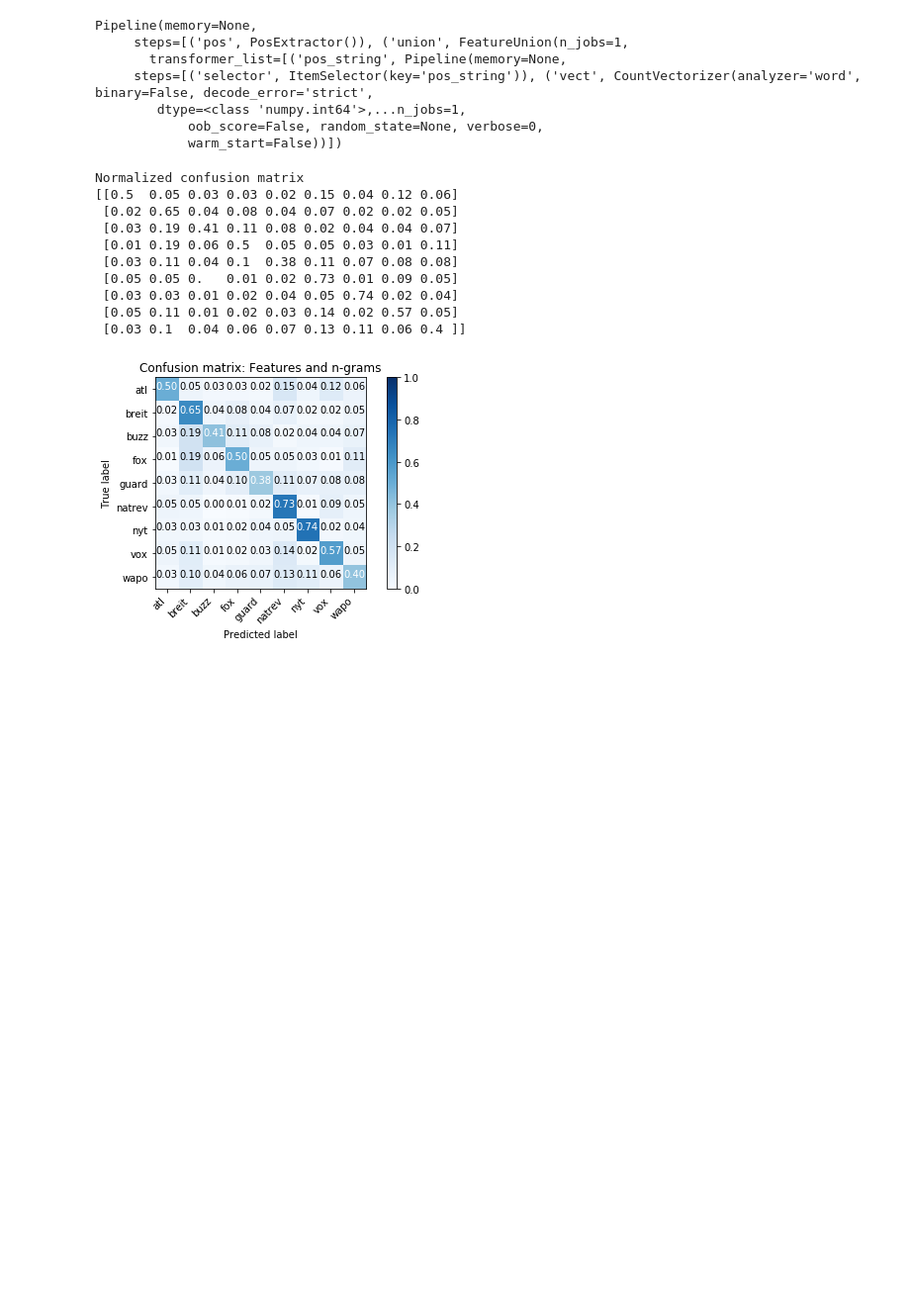
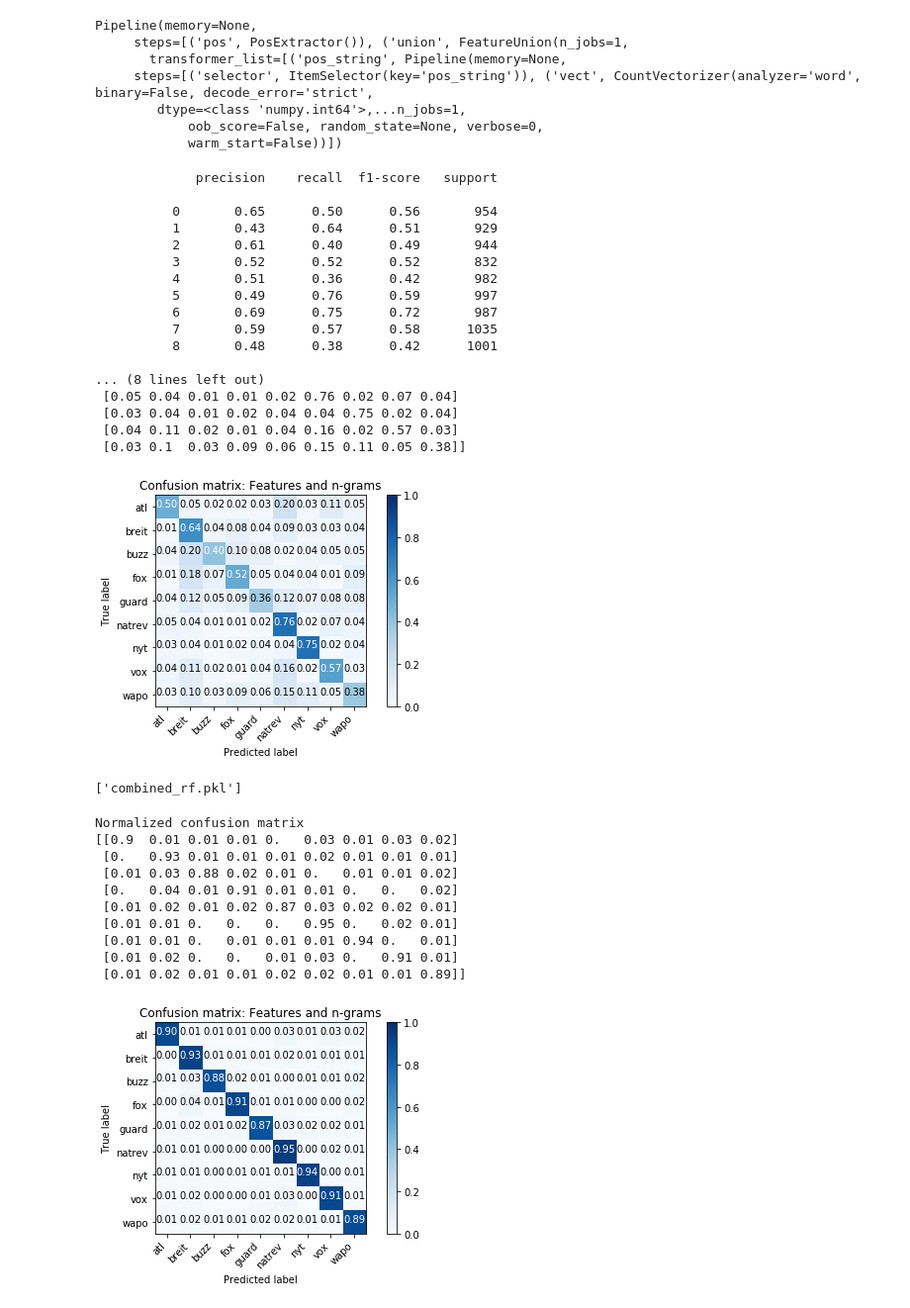
Before and after one commit to jwymbs23/insight, a Jupyter notebook: classify.ipynb, the cells around one changed output. Shown: that part at 99% size. Drawn from its saved outputs; the diff is of its cells as text; code cells hidden in the pictures; blank space fills up the shorter version.

```diff
--- a/classify.ipynb
+++ b/classify.ipynb
@@ -128,6 +131,27 @@ def train_model(model, X_train, y_train, title):
 def score_model(y_test, y_pred, pub_names, title):
 
     #print(model.score(X_test, y_test))
+
+    cnf_matrix = confusion_matrix(y_test, y_pred)
+    np.set_printoptions(precision=2)
+
+    plt.figure()
+    plot_confusion_matrix(cnf_matrix, classes=pub_names,
+                      title='Confusion matrix: ' + title, normalize = True)
+
+    #plot_auc_roc(model)
+    #return y_pred
+
+
+def score_model_top_two(y_test, y_pred_prob, pub_names, title):
+
+    #print(model.score(X_test, y_test))
+    y_pred = []
+    for true, row in zip(y_test, y_pred_prob):
+        if true in row.argsort()[-2:][::-1]:
+            y_pred.append(true)
+        else:
+            y_pred.append(row.argmax())
 
     cnf_matrix = confusion_matrix(y_test, y_pred)
     np.set_printoptions(precision=2)
@@ -577,22 +672,51 @@ Pipeline(memory=None,
 # %%
 y_pred = pipeline.predict(X_test)
 # %%
-#print(classification_report(y, y_test))
+print(classification_report(y_test, y_pred))
 score_model(y_test, y_pred, pub_names, 'Features and n-grams')
 # %% [output]
-Normalized confusion matrix
-[[0.5  0.05 0.03 0.03 0.02 0.15 0.04 0.12 0.06]
- [0.02 0.65 0.04 0.08 0.04 0.07 0.02 0.02 0.05]
- [0.03 0.19 0.41 0.11 0.08 0.02 0.04 0.04 0.07]
- [0.01 0.19 0.06 0.5  0.05 0.05 0.03 0.01 0.11]
- [0.03 0.11 0.04 0.1  0.38 0.11 0.07 0.08 0.08]
- [0.05 0.05 0.   0.01 0.02 0.73 0.01 0.09 0.05]
- [0.03 0.03 0.01 0.02 0.04 0.05 0.74 0.02 0.04]
- [0.05 0.11 0.01 0.02 0.03 0.14 0.02 0.57 0.05]
- [0.03 0.1  0.04 0.06 0.07 0.13 0.11 0.06 0.4 ]]
+             precision    recall  f1-score   support
+
+          0       0.65      0.50      0.56       954
+          1       0.43      0.64      0.51       929
+          2       0.61      0.40      0.49       944
+          3       0.52      0.52      0.52       832
+          4       0.51      0.36      0.42       982
+          5       0.49      0.76      0.59       997
+          6       0.69      0.75      0.72       987
+          7       0.59      0.57      0.58      1035
+          8       0.48      0.38      0.42      1001
+
+... (8 lines left out)
+ [0.05 0.04 0.01 0.01 0.02 0.76 0.02 0.07 0.04]
+ [0.03 0.04 0.01 0.02 0.04 0.04 0.75 0.02 0.04]
+ [0.04 0.11 0.02 0.01 0.04 0.16 0.02 0.57 0.03]
+ [0.03 0.1  0.03 0.09 0.06 0.15 0.11 0.05 0.38]]
-[figure, old version]
+[figure, new version]
 # %%
 feature_importances(pipeline.steps[2][1], feat_list)
+# %%
+joblib.dump(pipeline, 'combined_rf.pkl')
+# %% [output]
+['combined_rf.pkl']
+# %%
+pipeline = joblib.load('combined_rf.pkl')
+# %%
+y_pred = pipeline.predict(X_test)
+# %%
+score_model(y_test, y_pred, pub_names, 'Features and n-grams')
+# %% [output]
+Normalized confusion matrix
+[[0.9  0.01 0.01 0.01 0.   0.03 0.01 0.03 0.02]
+ [0.   0.93 0.01 0.01 0.01 0.02 0.01 0.01 0.01]
+ [0.01 0.03 0.88 0.02 0.01 0.   0.01 0.01 0.02]
+ [0.   0.04 0.01 0.91 0.01 0.01 0.   0.   0.02]
+ [0.01 0.02 0.01 0.02 0.87 0.03 0.02 0.02 0.01]
+ [0.01 0.01 0.   0.   0.   0.95 0.   0.02 0.01]
+ [0.01 0.01 0.   0.01 0.01 0.01 0.94 0.   0.01]
+ [0.01 0.02 0.   0.   0.01 0.03 0.   0.91 0.01]
+ [0.01 0.02 0.01 0.01 0.02 0.02 0.01 0.01 0.89]]
+[figure, added]
 # %%
 def compare_article(text_features):
     full_feature_df[[feat_list]].mean()
```
Also changed, not shown: parts of 10 cells of this notebook, 4 other files.
